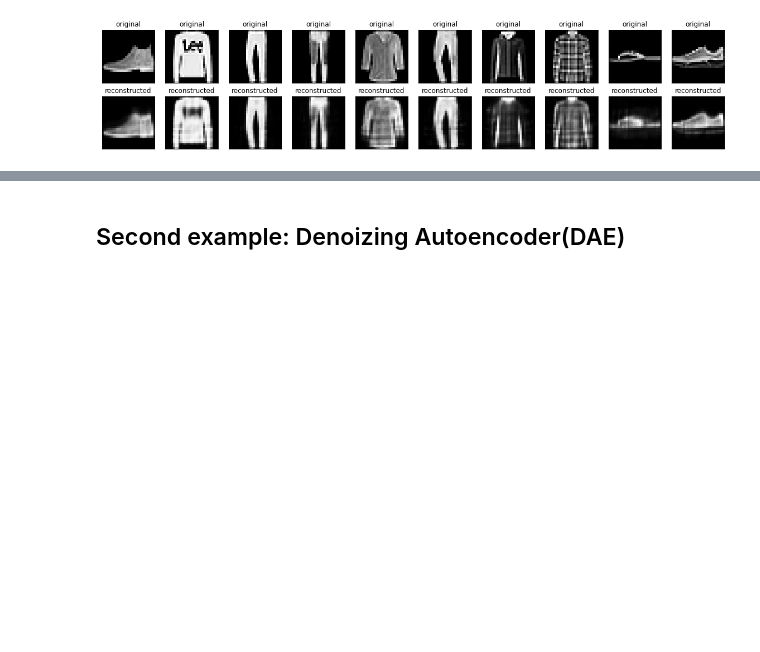
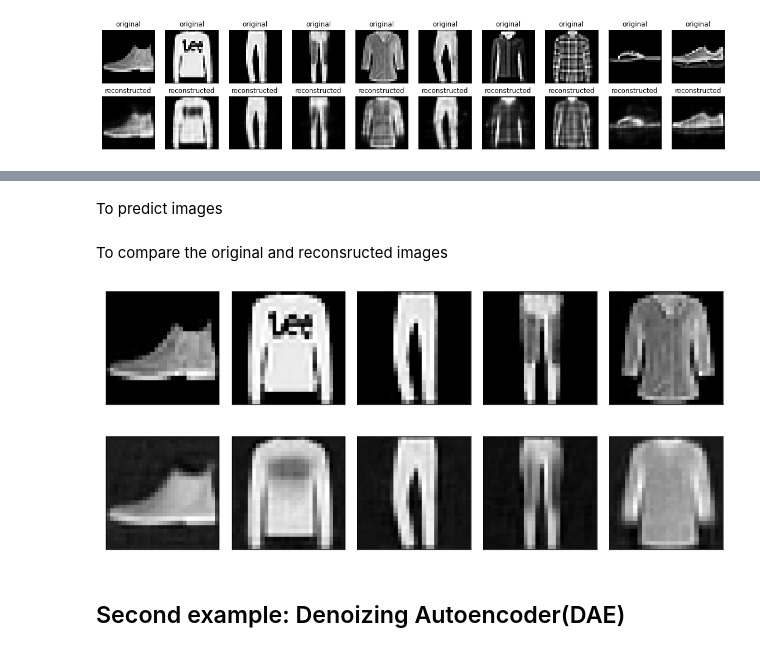
Before and after one commit to ljh468/colab, a Jupyter notebook: Deep_Learning_Study_Note/11_Autoencoder with Fashion MNIST _ ECG5000.ipynb, the cells around one changed output, grey strips where cells are left out. Cells and saved outputs as stored; diff of their text form; code cells hidden in the pictures; blank space fills up the shorter version.

Commit message:
Autoencoder model

```diff
--- a/Deep_Learning_Study_Note/11_Autoencoder with Fashion MNIST _ ECG5000.ipynb
+++ b/Deep_Learning_Study_Note/11_Autoencoder with Fashion MNIST _ ECG5000.ipynb
@@ -167,0 +274,3 @@ plt.show()
+# %%
+# spsilon은 실수값의 오차
+autoencoder.compile(optimizer=Adam(lr=0.001, beta_1=0.9, beta_2=0.999, epsilon=1e-7), loss='mse')
@@ -167,0 +305,2 @@ plt.show()
+# %% [markdown]
+To predict images
@@ -168,3 +311,33 @@ plt.show()
+# %% [markdown]
+To compare the original and reconsructed images
+# %%
+# 원본 영상과 재구성된 영상을 비교하려면
+
+import matplotlib.pyplot as plt
+# to visualize original images
+plt.figure(figsize=(10, 10))
+for i in range(5):
+    plt.subplot(1, 5, i+1)
+    plt.xticks([]) # to remove x-axis  the [] empty list indicates this
+    plt.yticks([]) # to remove y-axis
+    plt.grid(False) # to remove grid
+    plt.imshow(val_X[i].reshape(28, 28)) #display the image
+plt.tight_layout() # to have a proper space in the subplots
+plt.show()
+
+# to visualize reconstructed images(output of autoencoder)
+plt.figure(figsize=(10, 10))
+for i in range(5):
+    plt.subplot(1, 5, i+1)
+    plt.xticks([]) # to remove x-axis  the [] empty list indicates this
+    plt.yticks([]) # to remove y-axis
+    plt.grid(False) # to remove grid
+    plt.imshow(pred[i].reshape(28, 28)) #display the image
+plt.tight_layout() # to have a proper space in the subplots
+plt.show()
+# %% [output]
+[figure, added]
+[figure, added]
 # %% [markdown]
 ## Second example: Denoizing Autoencoder(DAE)
 # %% [markdown]
```
Also changed, not shown: parts of 24 cells of this notebook.
